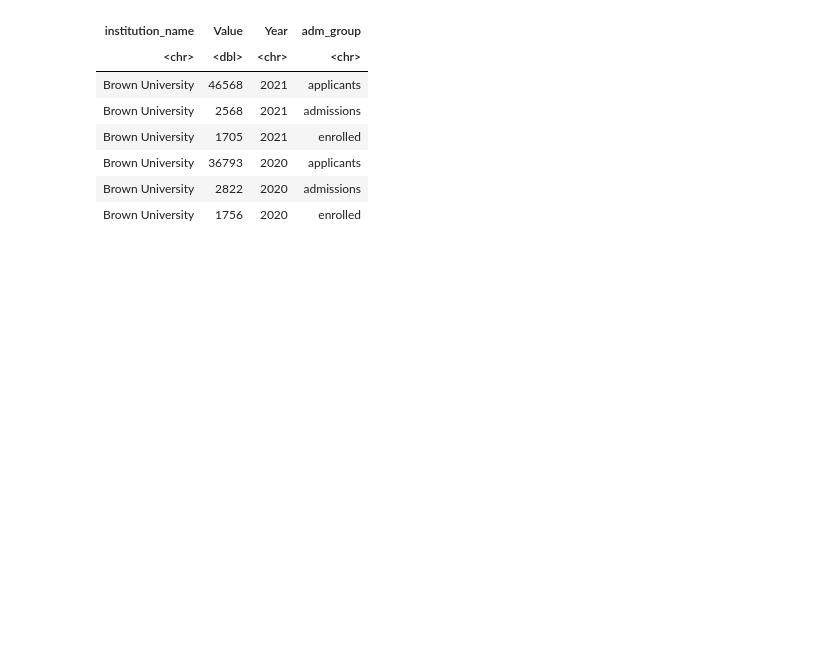
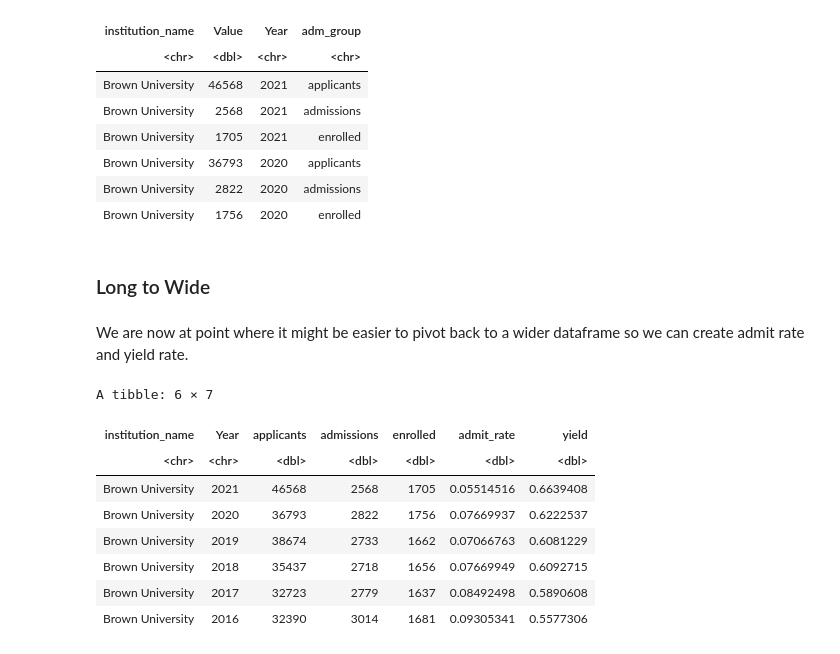
Before and after one commit to AlexMcClung/IR-Tasks, a Jupyter notebook: ipeds-restructuring-example.ipynb, the cells around one changed output. Cells and saved outputs as stored; diff of their text form; code cells hidden in the pictures; blank space fills up the shorter version.

```diff
--- a/ipeds-restructuring-example.ipynb
+++ b/ipeds-restructuring-example.ipynb
@@ -97,3 +98,24 @@ A tibble: 6 × 4
 | Brown University | 36793 | 2020 | applicants |
 | Brown University | 2822 | 2020 | admissions |
 | Brown University | 1756 | 2020 | enrolled |
+# %% [markdown]
+### Long to Wide
+# %% [markdown]
+We are now at point where it might be easier to pivot back to a wider dataframe so we can create admit rate and yield rate.
+# %%
+final_stats <- dfl3  %>%
+pivot_wider(names_from = adm_group, values_from = Value) %>%
+mutate(admit_rate = admissions / applicants,
+yield = enrolled / admissions)
+
+head(final_stats)
+# %% [output]
+A tibble: 6 × 7
+| institution_name | Year | applicants | admissions | enrolled | admit_rate | yield |
+| <chr> | <chr> | <dbl> | <dbl> | <dbl> | <dbl> | <dbl> |
+| Brown University | 2021 | 46568 | 2568 | 1705 | 0.05514516 | 0.6639408 |
+| Brown University | 2020 | 36793 | 2822 | 1756 | 0.07669937 | 0.6222537 |
+| Brown University | 2019 | 38674 | 2733 | 1662 | 0.07066763 | 0.6081229 |
+| Brown University | 2018 | 35437 | 2718 | 1656 | 0.07669949 | 0.6092715 |
+| Brown University | 2017 | 32723 | 2779 | 1637 | 0.08492498 | 0.5890608 |
+| Brown University | 2016 | 32390 | 3014 | 1681 | 0.09305341 | 0.5577306 |
```
Also changed, not shown: parts of 6 cells of this notebook, 2 other files.
